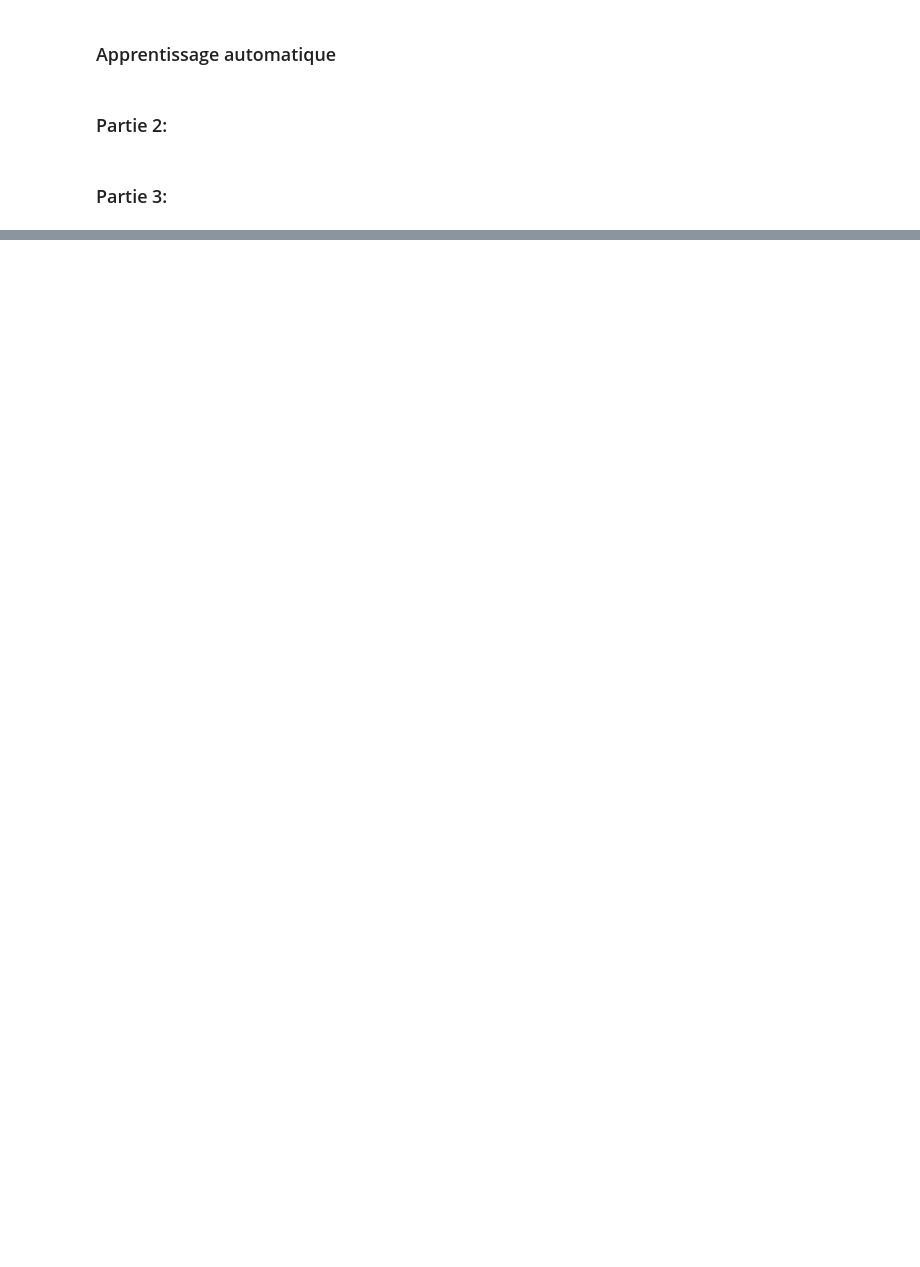
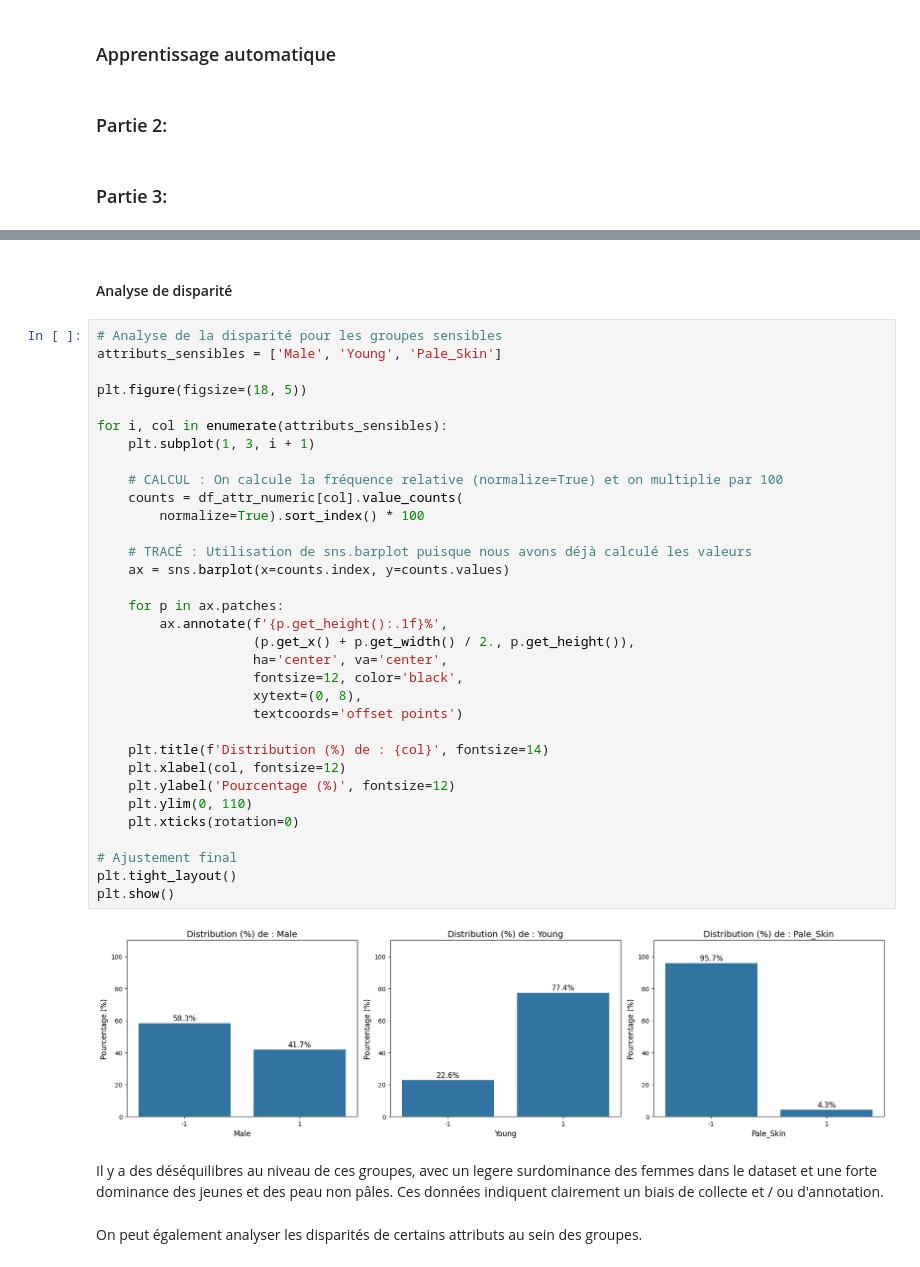
Before and after one commit to Nicolas2412/project-rexai, a Jupyter notebook: project.ipynb, the cells around one changed output, grey strips where cells are left out. Saved outputs shown, nothing was run; the diff lists cells and outputs as text; blank space fills up the shorter version.

```diff
--- a/project.ipynb
+++ b/project.ipynb
@@ -130,0 +370,41 @@ Ratio de corrélation (Eta^2) : 0.11
+# %% [markdown]
+#### Analyse de disparité
+# %%
+# Analyse de la disparité pour les groupes sensibles
+attributs_sensibles = ['Male', 'Young', 'Pale_Skin']
+
+plt.figure(figsize=(18, 5))
+
+for i, col in enumerate(attributs_sensibles):
+    plt.subplot(1, 3, i + 1)
+
+    # CALCUL : On calcule la fréquence relative (normalize=True) et on multiplie par 100
+    counts = df_attr_numeric[col].value_counts(
+        normalize=True).sort_index() * 100
+
+    # TRACÉ : Utilisation de sns.barplot puisque nous avons déjà calculé les valeurs
+    ax = sns.barplot(x=counts.index, y=counts.values)
+
+    for p in ax.patches:
+        ax.annotate(f'{p.get_height():.1f}%',
+                    (p.get_x() + p.get_width() / 2., p.get_height()),
+                    ha='center', va='center',
+                    fontsize=12, color='black',
+                    xytext=(0, 8),
+                    textcoords='offset points')
+
+    plt.title(f'Distribution (%) de : {col}', fontsize=14)
+    plt.xlabel(col, fontsize=12)
+    plt.ylabel('Pourcentage (%)', fontsize=12)
+    plt.ylim(0, 110)
+    plt.xticks(rotation=0)
+
+# Ajustement final
+plt.tight_layout()
+plt.show()
+# %% [output]
+[figure, added]
+# %% [markdown]
+Il y a des déséquilibres au niveau de ces groupes, avec un legere surdominance des femmes dans le dataset et une forte dominance des jeunes et des peau non pâles. Ces données indiquent clairement un biais de collecte et / ou d'annotation.
+# %% [markdown]
+On peut également analyser les disparités de certains attributs au sein des groupes.
```
Also changed, not shown: parts of 48 cells of this notebook.
